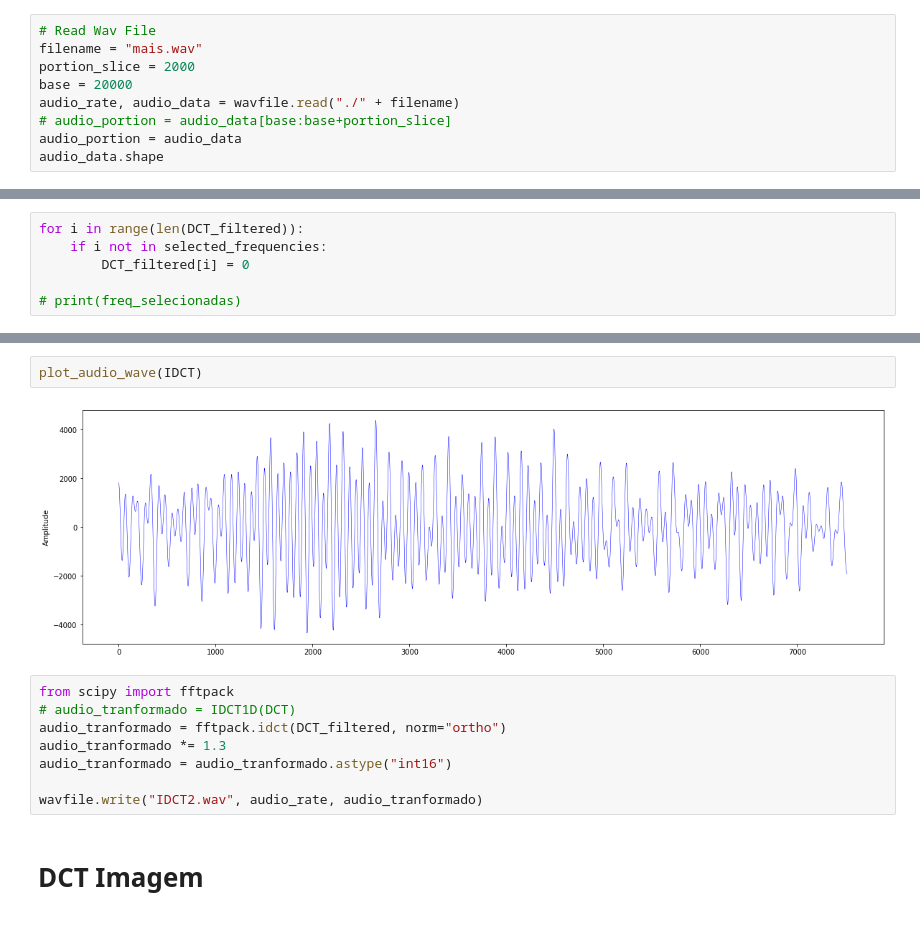
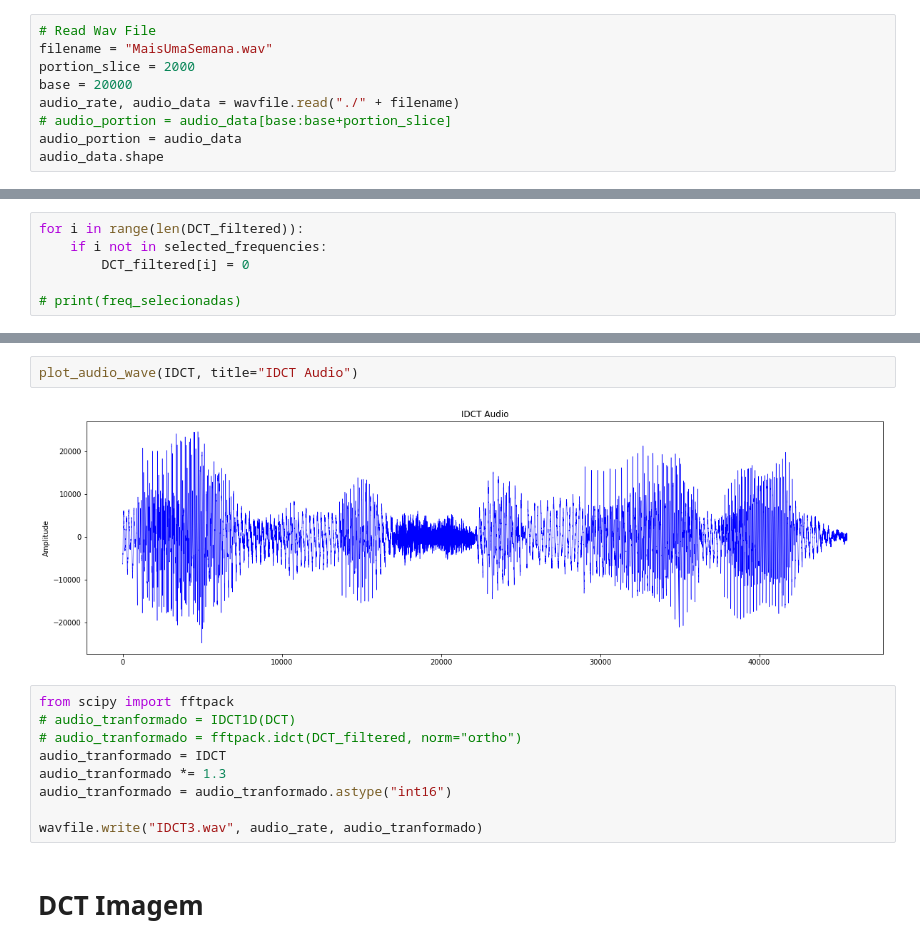
Before and after one commit to bmviniciuss/pdi-2019-1, a Jupyter notebook: project2/projeto2.ipynb, the cells around one changed output, grey strips where cells are left out. Cells and saved outputs as stored; diff of their text form.

Commit message:
feat(project2): dCT e IDCT audio completo

```diff
--- a/project2/projeto2.ipynb
+++ b/project2/projeto2.ipynb
@@ -99,7 +77,7 @@ array([ 5.9285,  2.1515,  0.4693, -0.5441,  0.9595,  3.6881,  4.0156])
 # Audio
 # %%
 # Read Wav File
-filename = "mais.wav"
+filename = "MaisUmaSemana.wav"
 portion_slice = 2000
 base = 20000
 audio_rate, audio_data = wavfile.read("./" + filename)
@@ -192,15 +169,16 @@ KeyboardInterrupt:
 # %%
-plot_audio_wave(IDCT)
+plot_audio_wave(IDCT, title="IDCT Audio")
 # %% [output]
-[figure, old version]
+[figure, new version]
 # %%
 from scipy import fftpack
 # audio_tranformado = IDCT1D(DCT)
-audio_tranformado = fftpack.idct(DCT_filtered, norm="ortho")
+# audio_tranformado = fftpack.idct(DCT_filtered, norm="ortho")
+audio_tranformado = IDCT
 audio_tranformado *= 1.3
 audio_tranformado = audio_tranformado.astype("int16")
 
-wavfile.write("IDCT2.wav", audio_rate, audio_tranformado)
+wavfile.write("IDCT3.wav", audio_rate, audio_tranformado)
 # %% [markdown]
 # DCT Imagem
 # %%
```
Also changed, not shown: parts of 24 cells of this notebook, 2 other files.
